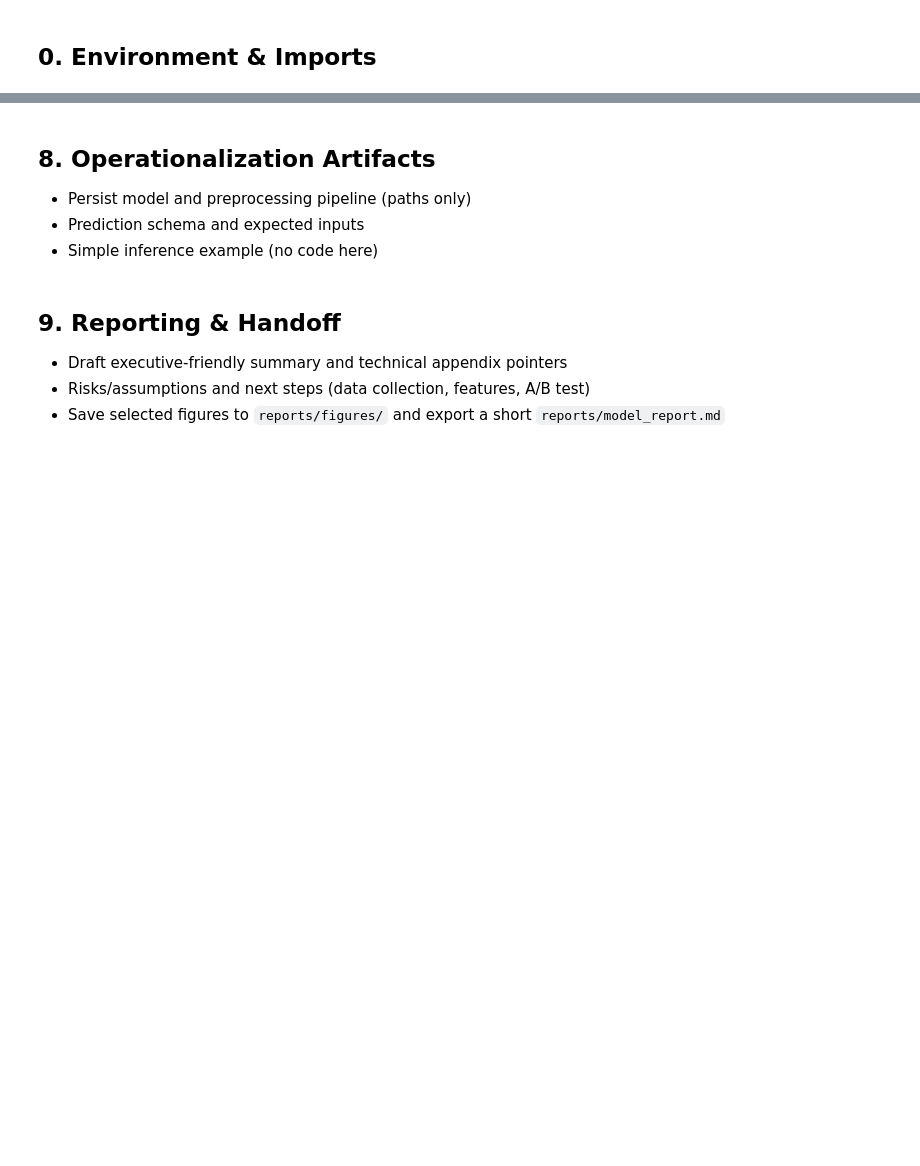
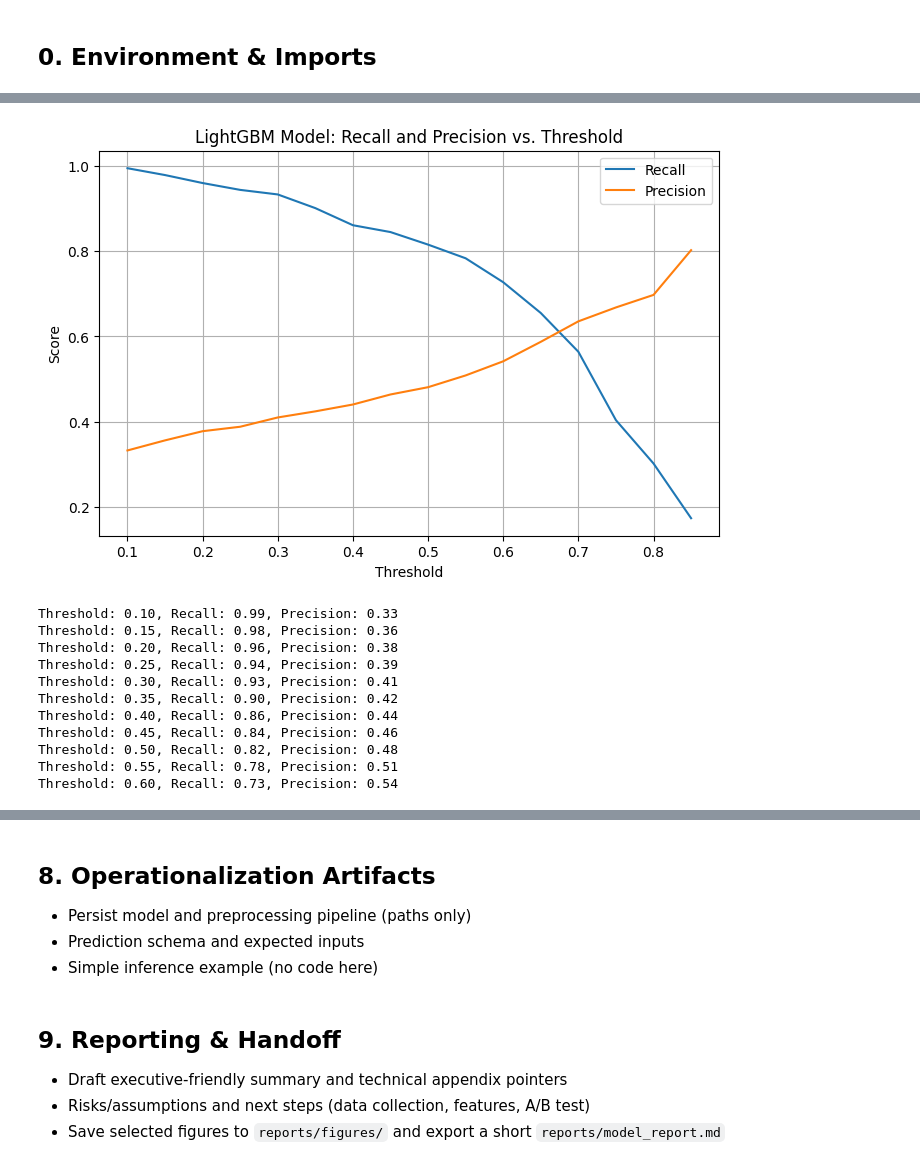
Before and after one commit to amschiltz/springboard_projects, a Jupyter notebook: Capstone_2/notebooks/04_telco_churn_modeling.ipynb, the cells around one changed output, grey strips where cells are left out. Cells and saved outputs as stored; diff of their text form; code cells hidden in the pictures; blank space fills up the shorter version.

```diff
--- a/Capstone_2/notebooks/04_telco_churn_modeling.ipynb
+++ b/Capstone_2/notebooks/04_telco_churn_modeling.ipynb
@@ -94,0 +128,16 @@ print(column_roles)
+# %%
+# Majority class baseline
+from sklearn.dummy import DummyClassifier
+
+# Instantiate and fit dummy classifier
+dummy = DummyClassifier(strategy="most_frequent", random_state=SEED)
+dummy.fit(X_train_final, y_train.values.ravel())
+
+# Predict class labels and class probabilities
+y_pred_dummy = dummy.predict(X_test_final)
+y_proba_dummy = dummy.predict_proba(X_test_final)[:, 1]
+
+# Calculate and print metrics
+print("Recall:", recall_score(y_test, y_pred_dummy))
+print("Precision:", precision_score(y_test, y_pred_dummy))
+print("ROC-AUC:", roc_auc_score(y_test, y_proba_dummy))
@@ -99,0 +279,4 @@ print(column_roles)
+# %%
+# Train final LightGBM model with best parameters on full training set
+final_lgbm = lgb.LGBMClassifier(**optuna_lgbm.best_params, random_state=SEED)
+final_lgbm.fit(X_train_final, y_train)
@@ -111,0 +382,50 @@ print(column_roles)
+# %%
+# Test probability thresholds for LightGBM model
+
+# Get predicted probabilities for positive class (predict_proba returns a 2D array: column 0 = probability of "no churn", column 1 = probability of "churn".)
+y_proba = final_lgbm.predict_proba(X_test_final)[:, 1]
+
+# Create array of thresholds to test, i.e. 0.1 to 0.85 incremented by 0.05
+thresholds = np.arange(0.1, 0.9, 0.05)
+recalls = []
+precisions = []
+
+for thresh in thresholds:
+    # Assign label of 1 ("churn") if predicted probability is >= to the threshold, else 0 ("no churn")
+    y_pred = (y_proba >= thresh).astype(int)
+    # Calculate recall for this threshold
+    recalls.append(recall_score(y_test, y_pred))
+    # Calculate precision for this threshold
+    precisions.append(precision_score(y_test, y_pred))
+
+# Plot recall and precision vs. threshold
+# Create figure
+plt.figure(figsize=(8,5))
+# Plot recall values against thresholds
+plt.plot(thresholds, recalls, label='Recall')
+# Plot precision values against thresholds
+plt.plot(thresholds, precisions, label='Precision')
+plt.xlabel('Threshold')
+plt.ylabel('Score')
+plt.title('LightGBM Model: Recall and Precision vs. Threshold')
+plt.legend()
+plt.grid(True)
+plt.show()
+
+# Find threshold for recall ≥ 0.70
+for thresh, rec, prec in zip(thresholds, recalls, precisions):
+    if rec >= 0.70:
+        print(f"Threshold: {thresh:.2f}, Recall: {rec:.2f}, Precision: {prec:.2f}")
+# %% [output]
+[figure, added]
+Threshold: 0.10, Recall: 0.99, Precision: 0.33
+Threshold: 0.15, Recall: 0.98, Precision: 0.36
+Threshold: 0.20, Recall: 0.96, Precision: 0.38
+Threshold: 0.25, Recall: 0.94, Precision: 0.39
+Threshold: 0.30, Recall: 0.93, Precision: 0.41
+Threshold: 0.35, Recall: 0.90, Precision: 0.42
+Threshold: 0.40, Recall: 0.86, Precision: 0.44
+Threshold: 0.45, Recall: 0.84, Precision: 0.46
+Threshold: 0.50, Recall: 0.82, Precision: 0.48
+Threshold: 0.55, Recall: 0.78, Precision: 0.51
+Threshold: 0.60, Recall: 0.73, Precision: 0.54
```
Also changed, not shown: parts of 31 cells of this notebook, 7 other files.
